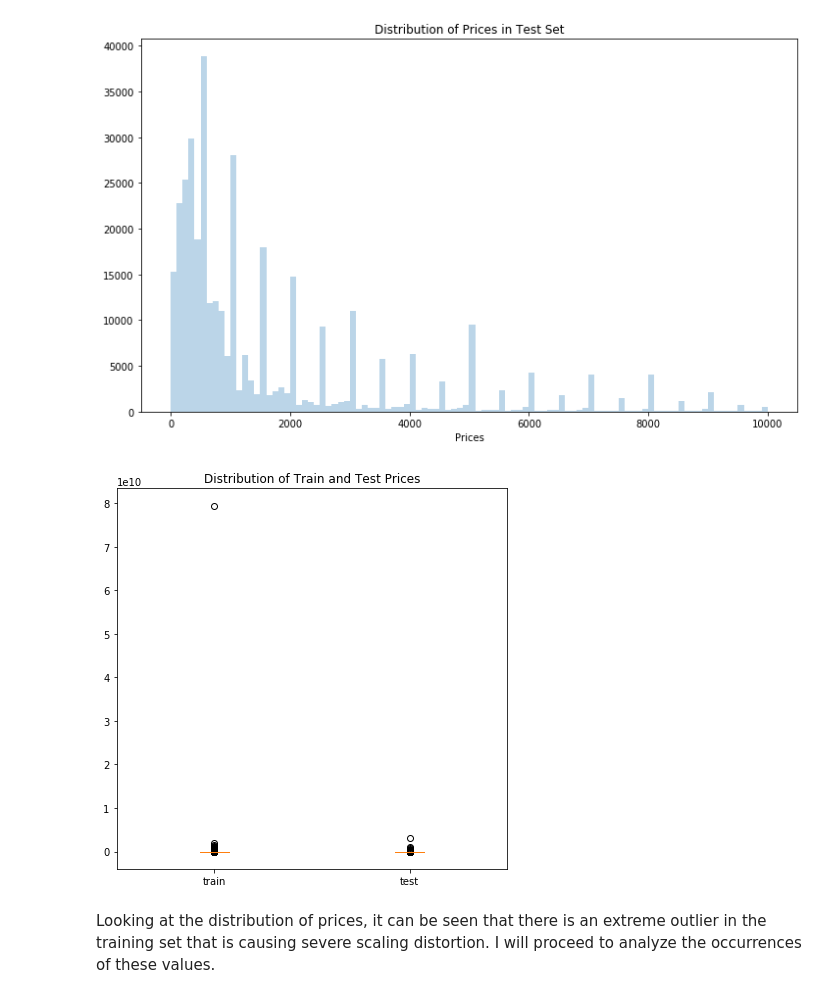
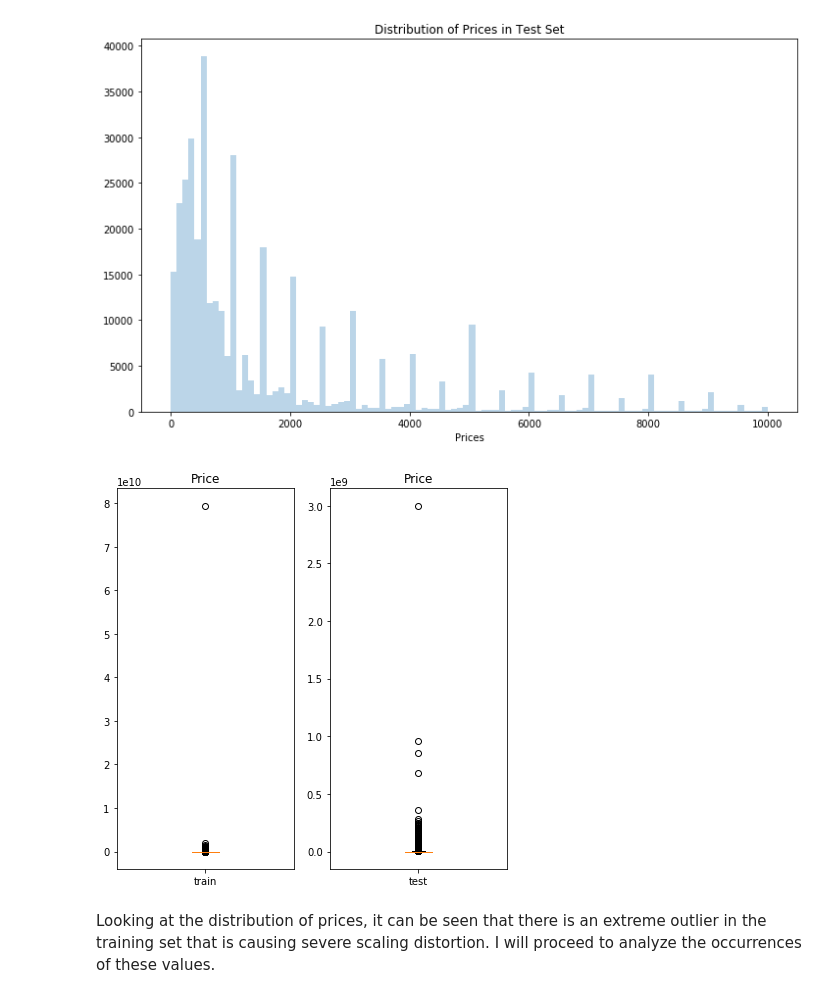
Before and after one commit to gestalt-howard/avito-demand-prediction, a Jupyter notebook: scripts/Stage_0_Data_Exploration.ipynb, the cells around one changed output. Saved outputs shown, nothing was run; the diff lists cells and outputs as text; code cells hidden in the pictures.

Commit message:
revised boxplots

```diff
--- a/scripts/Stage_0_Data_Exploration.ipynb
+++ b/scripts/Stage_0_Data_Exploration.ipynb
@@ -518,12 +518,17 @@ plt.show()
 [figure]
 # %%
 plt.figure(figsize=(7, 7))
-plt.boxplot([train_price_series, test_price_series])
-plt.xticks([1, 2], ['train', 'test'])
-plt.title('Distribution of Train and Test Prices')
+plt.subplot(1, 2, 1)
+plt.boxplot(train_price_series)
+plt.xticks([1], ['train'])
+plt.title('Price')
+plt.subplot(1, 2, 2)
+plt.boxplot(test_price_series)
+plt.xticks([1], ['test'])
+plt.title('Price')
 plt.show()
 # %% [output]
-[figure, old version]
+[figure, new version]
 # %% [markdown]
 Looking at the distribution of prices, it can be seen that there is an extreme outlier in the training set that is causing severe scaling distortion. I will proceed to analyze the occurrences of these values.
 # %%
```
Also changed, not shown: parts of 1 cell of this notebook.
